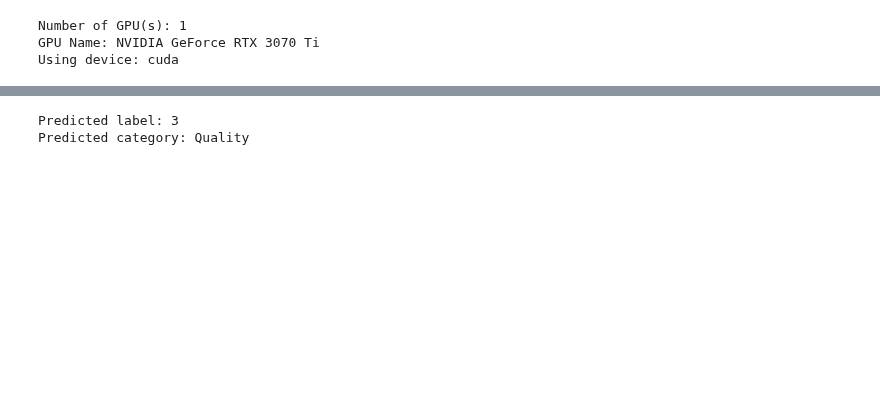
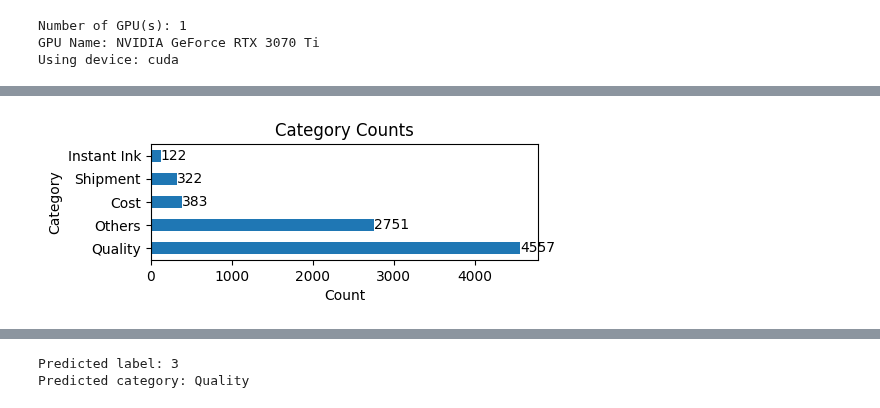
Before and after one commit to wd686/InkSightAnalyzer, a Jupyter notebook: distilbert (category).ipynb, the cells around one changed output, grey strips where cells are left out. Drawn from its saved outputs; the diff is of its cells as text; code cells hidden in the pictures; blank space fills up the shorter version.

```diff
--- a/distilbert (category).ipynb
+++ b/distilbert (category).ipynb
@@ -143,0 +47,17 @@ AttributeError: 'SimpleModel' object has no attribute 'fit'
+# %%
+import matplotlib.pyplot as plt
+
+value_counts = filtered_df['max_predicted_aspect'].value_counts()
+
+# horizontal bar chart plot
+plt.figure(figsize=(5, 1.5))
+ax = value_counts.plot(kind='barh')
+for i in ax.containers:
+    ax.bar_label(i)
+
+plt.xlabel('Count')
+plt.ylabel('Category')
+plt.title('Category Counts')
+plt.show()
+# %% [output]
+[figure, added]
```
Also changed, not shown: parts of 14 cells of this notebook.
